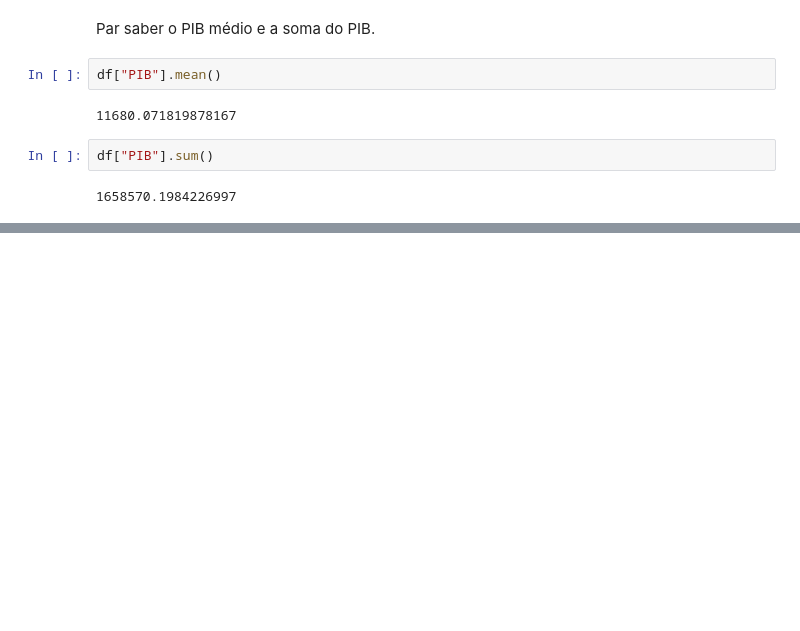
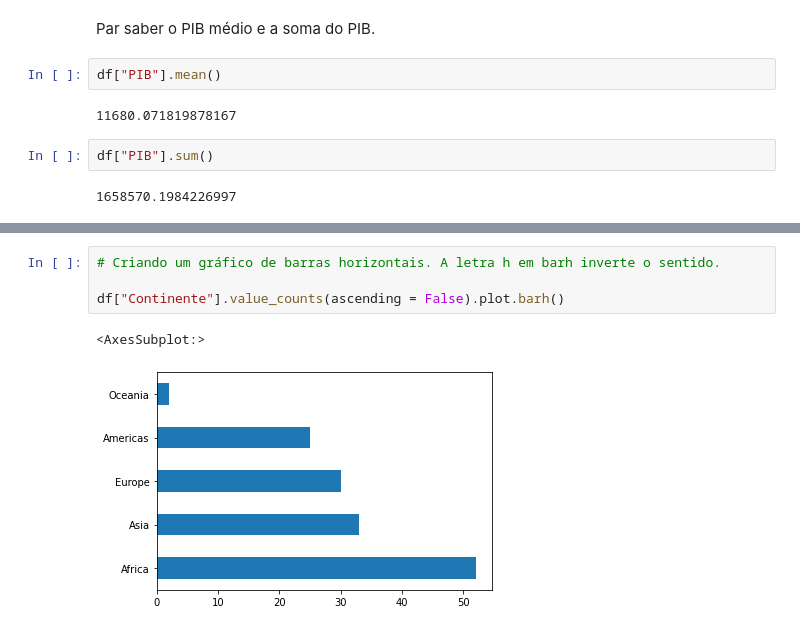
Before and after one commit to lanzetti1/Test, a Jupyter notebook: PI4/PI4.ipynb, the cells around one changed output, grey strips where cells are left out. Cells and saved outputs as stored; diff of their text form; blank space fills up the shorter version.

```diff
--- a/PI4/PI4.ipynb
+++ b/PI4/PI4.ipynb
@@ -166,0 +169,7 @@ df["Continente"].value_counts(ascending = False).plot.bar()
+# %%
+# Criando um gráfico de barras horizontais. A letra h em barh inverte o sentido.
+
+df["Continente"].value_counts(ascending = False).plot.barh()
+# %% [output]
+<AxesSubplot:>
+[figure, added]
```
Also changed, not shown: parts of 16 cells of this notebook.
